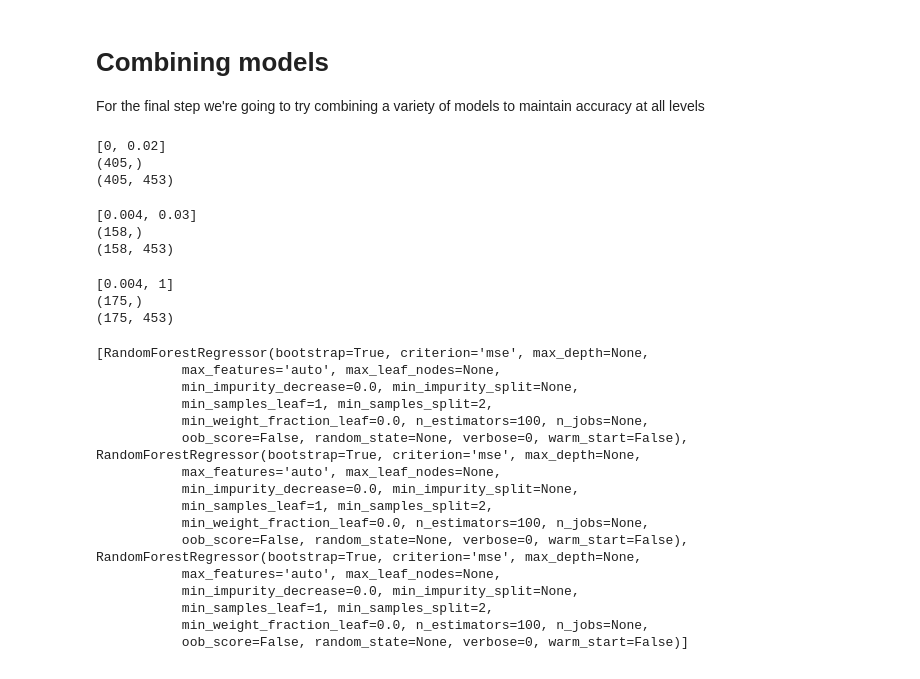
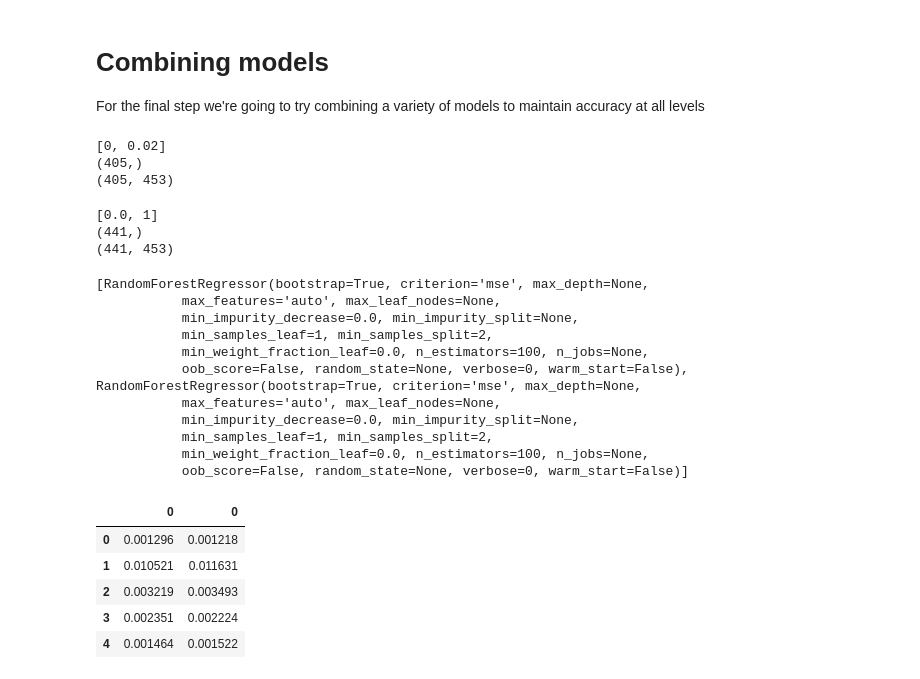
Before and after one commit to blkemp/ABS-Region-Data, a Jupyter notebook: Chris Assignment.ipynb, the cells around one changed output. Drawn from its saved outputs; the diff is of its cells as text; code cells hidden in the pictures.

```diff
--- a/Chris Assignment.ipynb
+++ b/Chris Assignment.ipynb
@@ -290,7 +360,7 @@ X_train, X_test, y_train, y_test = train_test_split(X, y, test_size = 0.2, rando
 
 X_strat = []
 forests = []
-ranges = [[0,0.02], [0.004, 0.03], [0.004, 1]]
+ranges = [[0,0.02], [0.0, 1]]
 for minmax in ranges:
     print(minmax)
     y_trunc = y_train[(y>minmax[0]) & (y<minmax[1])]
@@ -306,30 +376,30 @@ print(forests)
 [0, 0.02]
 (405,)
 (405, 453)
-[0.004, 0.03]
-(158,)
-(158, 453)
+[0.0, 1]
+(441,)
+(441, 453)
-[0.004, 1]
-(175,)
-(175, 453)
+[RandomForestRegressor(bootstrap=True, criterion='mse', max_depth=None,
+           max_features='auto', max_leaf_nodes=None,
+           min_impurity_decrease=0.0, min_impurity_split=None,
+           min_samples_leaf=1, min_samples_split=2,
+           min_weight_fraction_leaf=0.0, n_estimators=100, n_jobs=None,
+           oob_score=False, random_state=None, verbose=0, warm_start=False), RandomForestRegressor(bootstrap=True, criterion='mse', max_depth=None,
+           max_features='auto', max_leaf_nodes=None,
+           min_impurity_decrease=0.0, min_impurity_split=None,
+           min_samples_leaf=1, min_samples_split=2,
+           min_weight_fraction_leaf=0.0, n_estimators=100, n_jobs=None,
+           oob_score=False, random_state=None, verbose=0, warm_start=False)]
-[RandomForestRegressor(bootstrap=True, criterion='mse', max_depth=None,
-           max_features='auto', max_leaf_nodes=None,
-           min_impurity_decrease=0.0, min_impurity_split=None,
-           min_samples_leaf=1, min_samples_split=2,
-           min_weight_fraction_leaf=0.0, n_estimators=100, n_jobs=None,
-           oob_score=False, random_state=None, verbose=0, warm_start=False), RandomForestRegressor(bootstrap=True, criterion='mse', max_depth=None,
-           max_features='auto', max_leaf_nodes=None,
-           min_impurity_decrease=0.0, min_impurity_split=None,
-           min_samples_leaf=1, min_samples_split=2,
-           min_weight_fraction_leaf=0.0, n_estimators=100, n_jobs=None,
-           oob_score=False, random_state=None, verbose=0, warm_start=False), RandomForestRegressor(bootstrap=True, criterion='mse', max_depth=None,
-           max_features='auto', max_leaf_nodes=None,
-           min_impurity_decrease=0.0, min_impurity_split=None,
-           min_samples_leaf=1, min_samples_split=2,
-           min_weight_fraction_leaf=0.0, n_estimators=100, n_jobs=None,
-           oob_score=False, random_state=None, verbose=0, warm_start=False)]
 # %%
 predictions = pd.DataFrame(data={})
 for i, rf in enumerate(forests):
     y_pred = rf.predict(X_test)
     predictions = pd.concat([predictions, pd.DataFrame(y_pred)], axis = 1)
+predictions.head()
+# %% [output]
+|  | 0 | 0 |
+| 0 | 0.001296 | 0.001218 |
+| 1 | 0.010521 | 0.011631 |
+| 2 | 0.003219 | 0.003493 |
+| 3 | 0.002351 | 0.002224 |
+| 4 | 0.001464 | 0.001522 |
```
Also changed, not shown: parts of 21 cells of this notebook, 9 other files.
